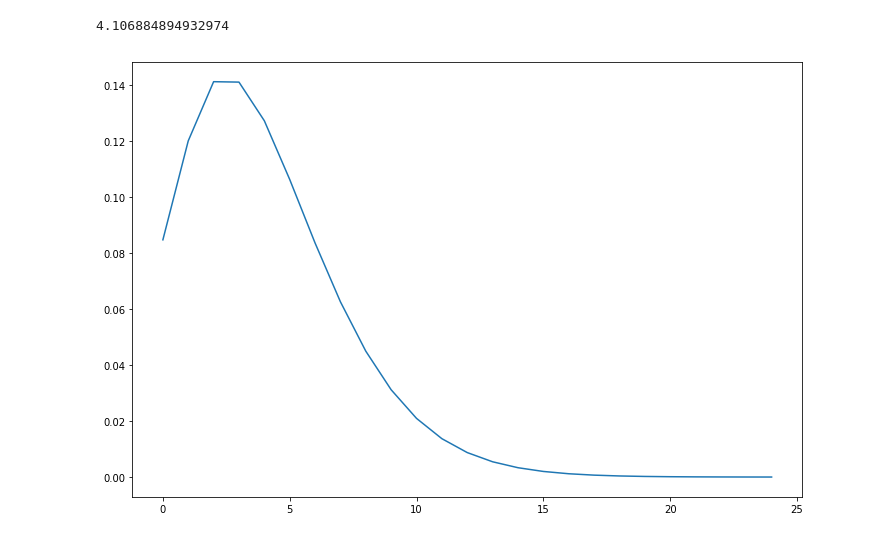
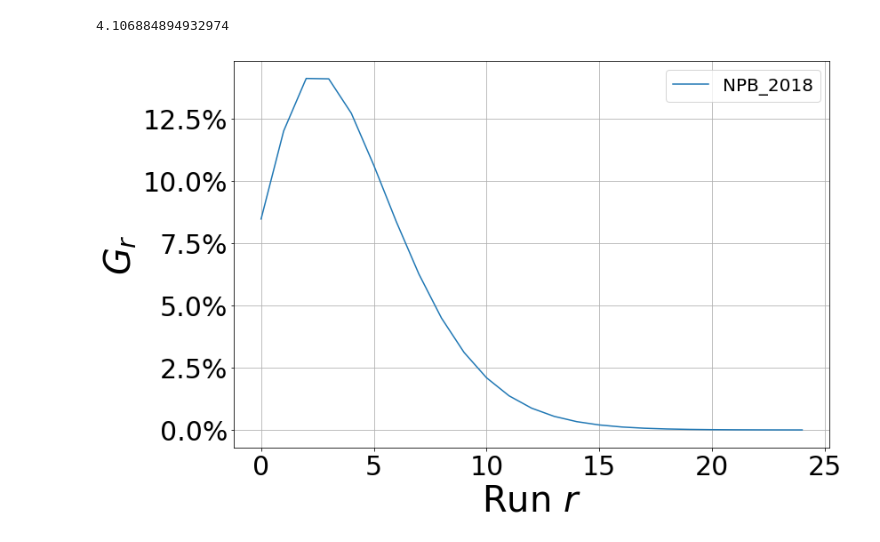
Before and after one commit to Toroi0610/Baseball, a Jupyter notebook: Markov_process.ipynb, the cells around one changed output. Saved outputs shown, nothing was run; the diff lists cells and outputs as text; code cells hidden in the pictures.

```diff
--- a/Markov_process.ipynb
+++ b/Markov_process.ipynb
@@ -1064,9 +1066,15 @@ ERBG, Run_prob = cal_ERBG(P, R_max, end_prob)
 ERBG
 # %% [output]
 4.106884894932974
-# %%
-fig, ax = plt.subplots(1, 1, figsize=(12, 8))
-ax.plot(Run_prob)
-plt.show()
-# %% [output]
-[figure, removed]
+# %%
+fig, ax = plt.subplots(1, 1, figsize=(12, 8))
+ax.plot(Run_prob, label="NPB_2018")
+ax.legend(fontsize=20)
+ax.tick_params(labelsize=30)
+ax.grid()
+ax.set_xlabel("Run $r$", fontsize=40)
+ax.set_ylabel("$G_r$", fontsize=40)
+ax.set_yticklabels(['{:.{}f}%'.format(x*100, 1) for x in ax.get_yticks()])
+plt.show()
+# %% [output]
+[figure, added]
```
Also changed, not shown: parts of 2 cells of this notebook.
